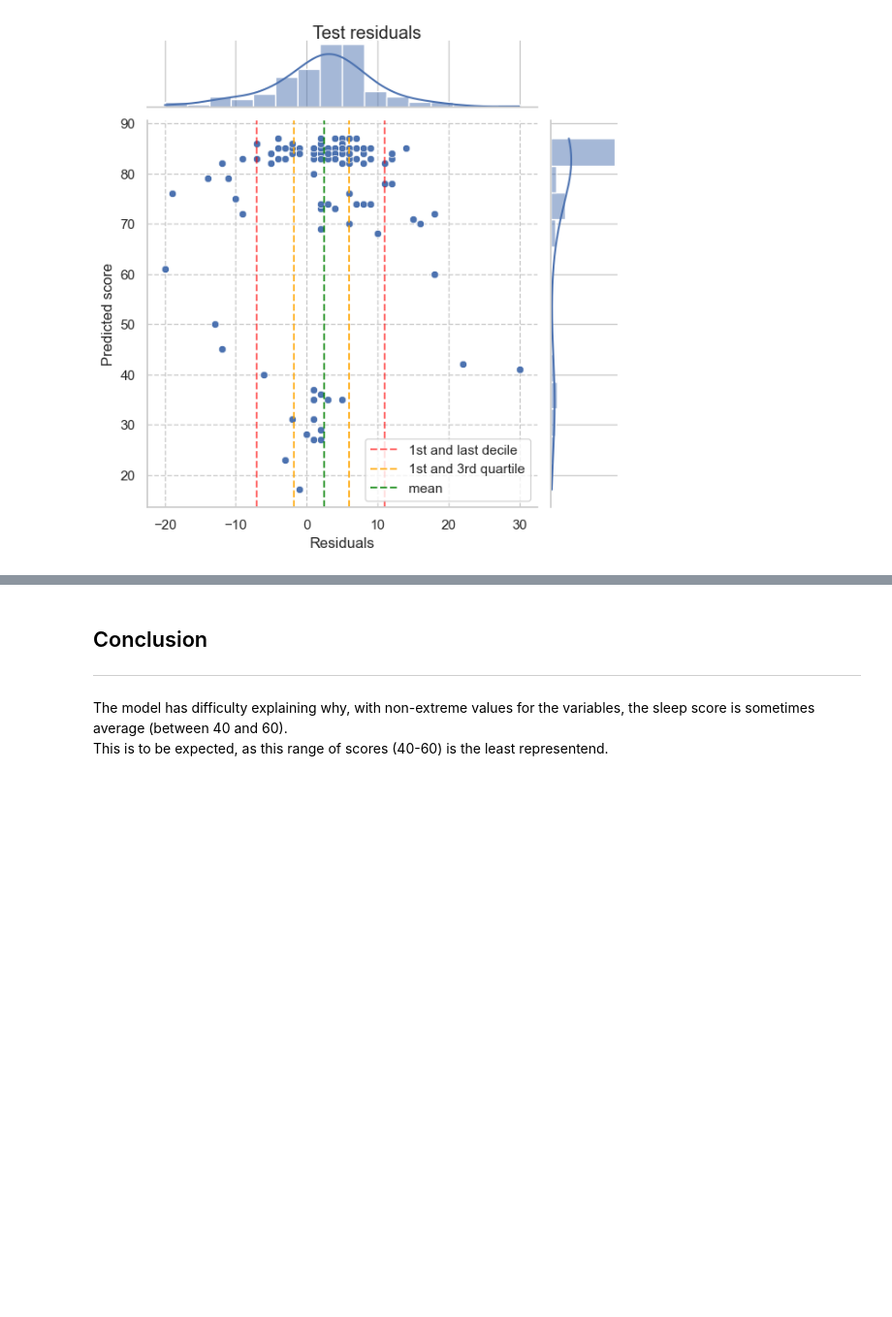
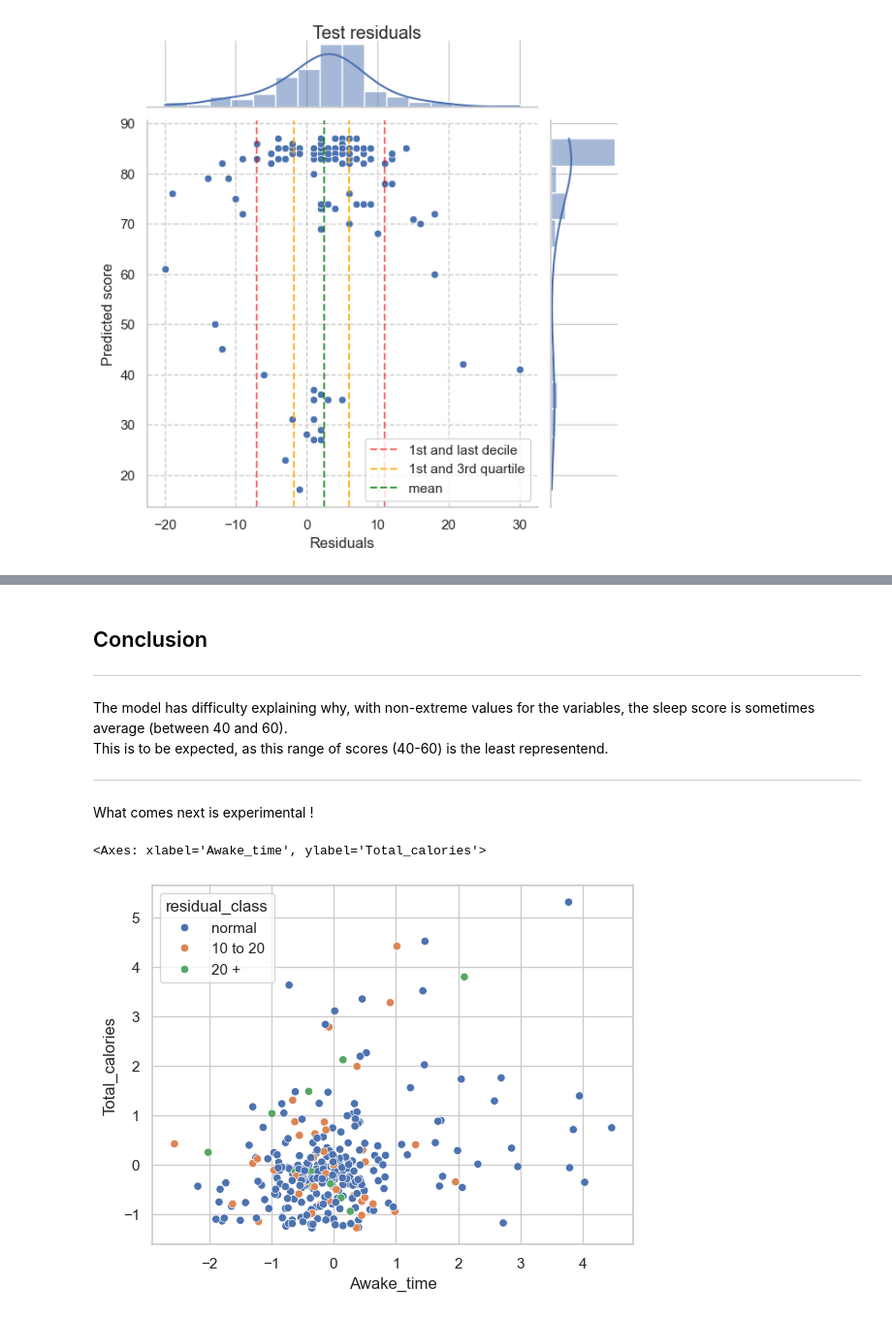
Before and after one commit to irrif/Sleep_score, a Jupyter notebook: sleep_score_regression.ipynb, the cells around one changed output, grey strips where cells are left out. Shown at 97% size. Saved outputs shown, nothing was run; the diff lists cells and outputs as text; code cells hidden in the pictures; blank space fills up the shorter version.

Commit message:
Experimental stuff

```diff
--- a/sleep_score_regression.ipynb
+++ b/sleep_score_regression.ipynb
@@ -401,3 +418,42 @@ for var in ['Sleep_duration', 'Awake_time', 'Total_calories']:
 ---
 The model has difficulty explaining why, with non-extreme values for the variables, the sleep score is sometimes average (between 40 and 60).
 This is to be expected, as this range of scores (40-60) is the least representend.
+
+---
+What comes next is experimental !
+# %%
+df_train_residuals['residual_class'] = np.NaN
+
+df_train_residuals['residual_class'] = np.where(
+    abs(df_train_residuals['train_residuals']) < 10, 'normal', df_train_residuals['residual_class']
+)
+
+df_train_residuals['residual_class'] = np.where(
+    abs(df_train_residuals['train_residuals']).between(10, 20, 'left'), '10 to 20', df_train_residuals['residual_class']
+)
+
+df_train_residuals['residual_class'] = np.where(
+    abs(df_train_residuals['train_residuals']) >= 20, '20 +', df_train_residuals['residual_class']
+)
+
+df_test_residuals['residual_class'] = np.NaN
+
+df_test_residuals['residual_class'] = np.where(
+    abs(df_test_residuals['test_residuals']) < 10, 'normal', df_test_residuals['residual_class']
+)
+
+df_test_residuals['residual_class'] = np.where(
+    abs(df_test_residuals['test_residuals']).between(10, 20, 'left'), '10 to 20', df_test_residuals['residual_class']
+)
+
+df_test_residuals['residual_class'] = np.where(
+    abs(df_test_residuals['test_residuals']) >= 20, '20 +', df_test_residuals['residual_class']
+)
+# %%
+sns.scatterplot(data=df_train_residuals,
+                x='Awake_time',
+                y='Total_calories',
+                hue='residual_class')
+# %% [output]
+<Axes: xlabel='Awake_time', ylabel='Total_calories'>
+[figure, added]
```
Also changed, not shown: parts of 22 cells of this notebook, 1 other file.
